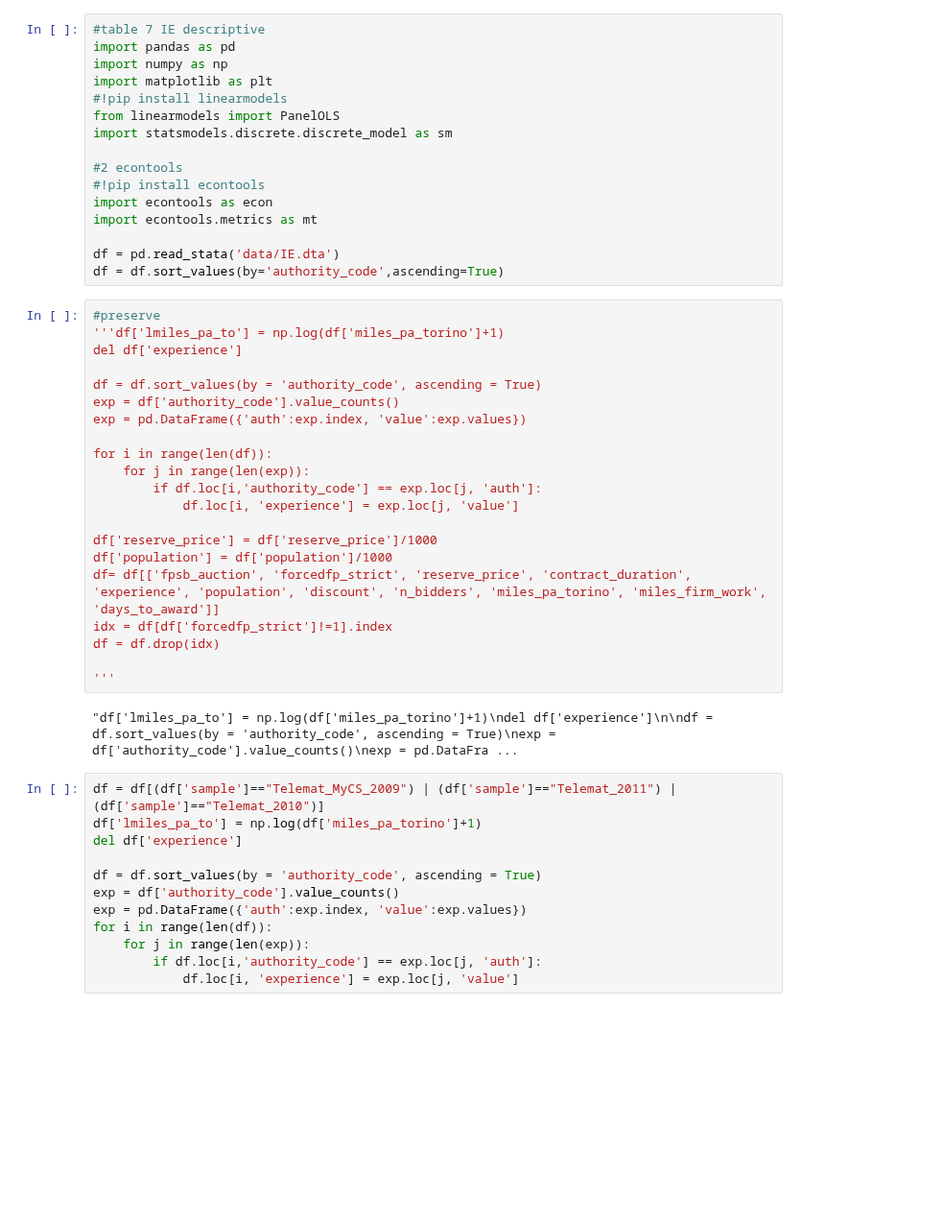
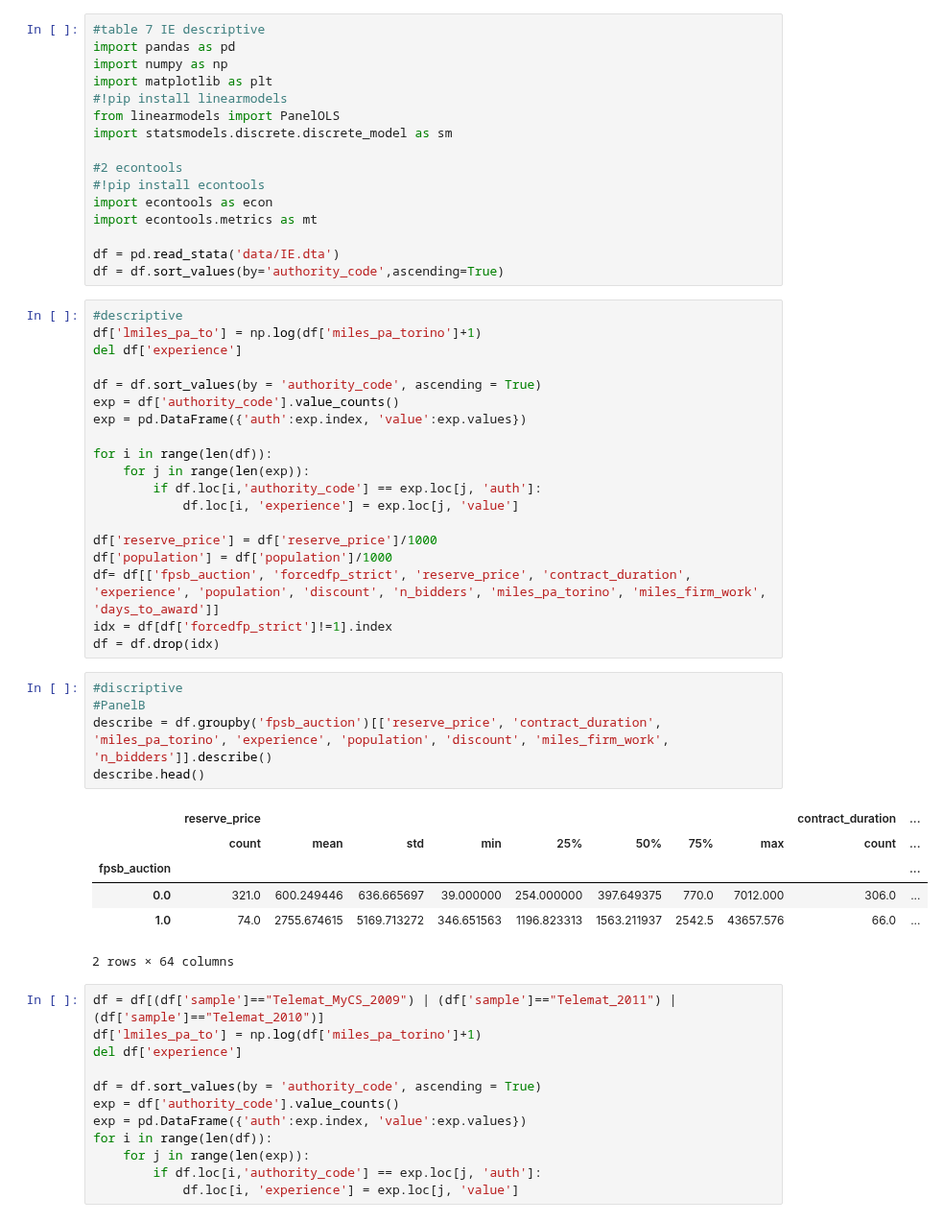
Before and after one commit to huiren-j/Replication-of-Decarolis-2014-, a Jupyter notebook: table7_talemet.ipynb, the cells around one changed output. Shown at 96% size. Cells and saved outputs as stored; diff of their text form; blank space fills up the shorter version.

Commit message:
update tables

```diff
--- a/table7_talemet.ipynb
+++ b/table7_talemet.ipynb
@@ -15,8 +15,8 @@ import econtools.metrics as mt
 df = pd.read_stata('data/IE.dta')
 df = df.sort_values(by='authority_code',ascending=True)
 # %%
-#preserve
-'''df['lmiles_pa_to'] = np.log(df['miles_pa_torino']+1)
+#descriptive
+df['lmiles_pa_to'] = np.log(df['miles_pa_torino']+1)
 del df['experience']
 
 df = df.sort_values(by = 'authority_code', ascending = True)
@@ -33,10 +33,18 @@ df['population'] = df['population']/1000
 df= df[['fpsb_auction', 'forcedfp_strict', 'reserve_price', 'contract_duration', 'experience', 'population', 'discount', 'n_bidders', 'miles_pa_torino', 'miles_firm_work', 'days_to_award']]
 idx = df[df['forcedfp_strict']!=1].index
 df = df.drop(idx)
-
-'''
-# %% [output]
-"df['lmiles_pa_to'] = np.log(df['miles_pa_torino']+1)\ndel df['experience']\n\ndf = df.sort_values(by = 'authority_code', ascending = True)\nexp = df['authority_code'].value_counts()\nexp = pd.DataFra ...
+# %%
+#discriptive
+#PanelB
+describe = df.groupby('fpsb_auction')[['reserve_price', 'contract_duration', 'miles_pa_torino', 'experience', 'population', 'discount', 'miles_firm_work', 'n_bidders']].describe()
+describe.head()
+# %% [output]
+|  | reserve_price |  |  |  |  |  |  |  | contract_duration | ... |
+|  | count | mean | std | min | 25% | 50% | 75% | max | count | ... |
+| fpsb_auction |  |  |  |  |  |  |  |  |  | ... |
+| 0.0 | 321.0 | 600.249446 | 636.665697 | 39.000000 | 254.000000 | 397.649375 | 770.0 | 7012.000 | 306.0 | ... |
+| 1.0 | 74.0 | 2755.674615 | 5169.713272 | 346.651563 | 1196.823313 | 1563.211937 | 2542.5 | 43657.576 | 66.0 | ... |
+2 rows × 64 columns
 # %%
 df = df[(df['sample']=="Telemat_MyCS_2009") | (df['sample']=="Telemat_2011") |  (df['sample']=="Telemat_2010")]
 df['lmiles_pa_to'] = np.log(df['miles_pa_torino']+1)
```
Also changed, not shown: 1 other file.
